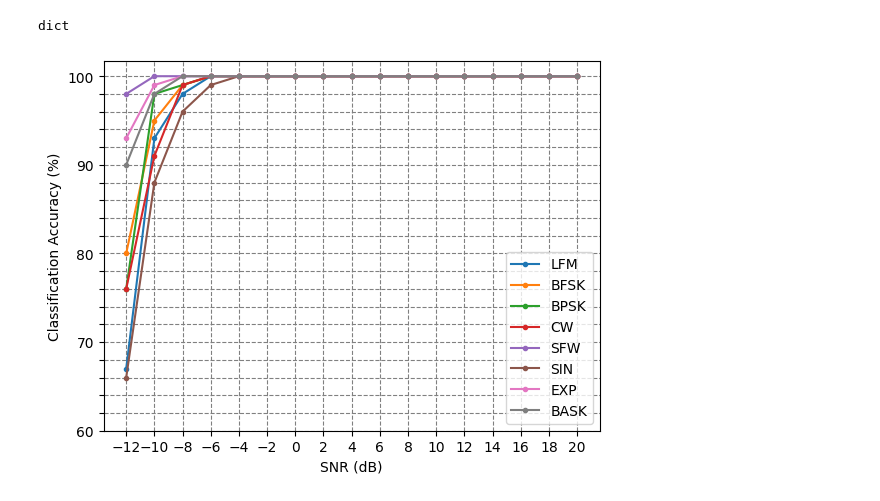
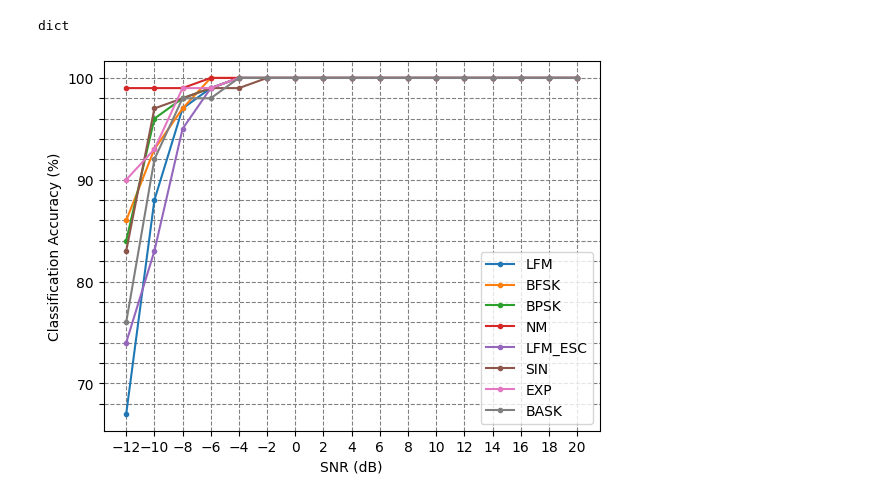
Before and after one commit to soykilian/AMC, a Jupyter notebook: scripts/Untitled1.ipynb, the cells around one changed output. Saved outputs shown, nothing was run; the diff lists cells and outputs as text; code cells hidden in the pictures.

```diff
--- a/scripts/Untitled1.ipynb
+++ b/scripts/Untitled1.ipynb
@@ -86,3 +125,3 @@ print(Y_test[3, :])
 # %%
-model = keras.models.load_model("/home/maria/8_signals/Results_attention/best_model.h5")
+model = keras.models.load_model("/home/maria/8_signals/Results_attention/corr/attention_corr.h5")
 # %% [output]
@@ -151,4 +190,4 @@ def getFontColor(value):
     else:
         return "white"
 # %%
-output_path = path +"8_signals/Results_attention"
+output_path = path +"8_signals/Results_attention/corr"
@@ -155,12 +201,15 @@ output_path = path +"8_signals/Results_attention"
+# %%
+signal_class = {classes[0]: np.zeros(17), classes[1]: np.zeros(17),classes[2]:np.zeros(17), classes[3] : np.zeros(17),
+                classes[4]: np.zeros(17), classes[5]:np.zeros(17), classes[6]:np.zeros(17), classes[7]:np.zeros(17)}
 # %%
-signal_class = {classes[0]: np.zeros(17), classes[1]: np.zeros(17),classes[2]:np.zeros(17), classes[3] : np.zeros(17), classes[4]: np.zeros(17), classes[5]:np.zeros(17), classes[6]:np.zeros(17), classes[7]:np.zeros(17)}
+
 acc={}
 snrs = [-12,-10,-8,-6,-4,-2,0,2,4,6,8,10,12,14,16,18,20]
 
 for j,snr in enumerate(snrs):
-    test_SNRs = list(map(lambda x: lbl_test[x][1], range(0,X_test.shape[0])))
-    test_X_i = X_test[[i for i,x in enumerate(test_SNRs) if x==snr]]
-    test_Y_i = Y_test[[i for i,x in enumerate(test_SNRs) if x==snr]]
+    test_SNRs = list(map(lambda x: lbl_val[x][1], range(0,X_val.shape[0])))
+    test_X_i = X_val[[i for i,x in enumerate(test_SNRs) if x==snr]]
+    test_Y_i = Y_val[[i for i,x in enumerate(test_SNRs) if x==snr]]
     # estimate classes
     test_Y_i_hat = np.array(model.predict(test_X_i))
     cm = confusion_matrix(np.argmax(test_Y_i, 1), np.argmax(test_Y_i_hat,1))
@@ -171,11 +220,10 @@ for j,snr in enumerate(snrs):
         signal_class[classes[i]][j]= cm[i][i]
     width = 18
     height = width / 1.618
-    plt.figure(figsize=(width, height))
-    plt = getConfusionMatrixPlot(np.argmax(test_Y_i, 1), np.argmax(test_Y_i_hat,
-        1),title="Attention Confusion Matrix (SNR=%d)"%(snr))
-    plt.gcf().subplots_adjust(bottom=0.15)
-    #plt.savefig(output_path + '/graphs/confmat_'+str(snr)+'.pdf')
+    #plt.figure(figsize=(width, height))
+    #plt = getConfusionMatrixPlot(np.argmax(test_Y_i, 1), np.argmax(test_Y_i_hat,1),title="Attention Confusion Matrix (SNR=%d)"%(snr))
+    #plt.gcf().subplots_adjust(bottom=0.15)
+    #plt.savefig(output_path + '/graphs/confmat_'+str(snr)+'.png')
     conf = np.zeros([len(classes),len(classes)])
     confnorm = np.zeros([len(classes),len(classes)])
     for i in range(0,test_X_i.shape[0]):
@@ -184,15 +232,14 @@ for j,snr in enumerate(snrs):
         conf[j,k] = conf[j,k] + 1
     for i in range(0,len(classes)):
         confnorm[i,:] = conf[i,:] / np.sum(conf[i,:])
-    plt.figure()
     cor = np.sum(np.diag(conf))
     for i in range(0,len(classes)):
         confnorm[i,:] = conf[i,:] / np.sum(conf[i,:])
-    plt.figure()
+
     cor = np.sum(np.diag(conf))
     ncor = np.sum(conf) - cor
     print("Overall Accuracy: ", cor / (cor+ncor))
     acc[snr] = 1.0*cor/(cor+ncor)
-   # with open(output_path + '/acc.json', 'w') as f:
-   #     json.dump(acc, f)
+    #with open(output_path + '/acc.json', 'w') as f:
+    #    json.dump(acc, f)
 # %% [output]
@@ -250,20 +318,20 @@ import numpy
 # %%
 plt.figure()
 ticks = []
-a = numpy.arange(60, 102, 2)
+a = numpy.arange(68, 102, 2)
 for i in a:
     if i % 5 == 0:
         ticks.append(str(i))
     else:
         ticks.append("")
 for i in range(len(classes)):
     plt.plot(snrs, signal_class[classes[i]], marker='.')
 plt.legend(classes)
 plt.yticks(a,ticks)
 plt.xticks(snrs)
 plt.grid(color = "grey", linewidth = "0.8", linestyle = "--")
 plt.xlabel("SNR (dB)")
 plt.ylabel("Classification Accuracy (%)")
-plt.savefig(output_path+ '/graphs/signal_accuracy.pdf')
+plt.savefig(output_path+ '/graphs/signal_accuracy.png')
 # %% [output]
-[figure, old version]
+[figure, new version]
```
Also changed, not shown: parts of 33 cells of this notebook, 5 other files.
